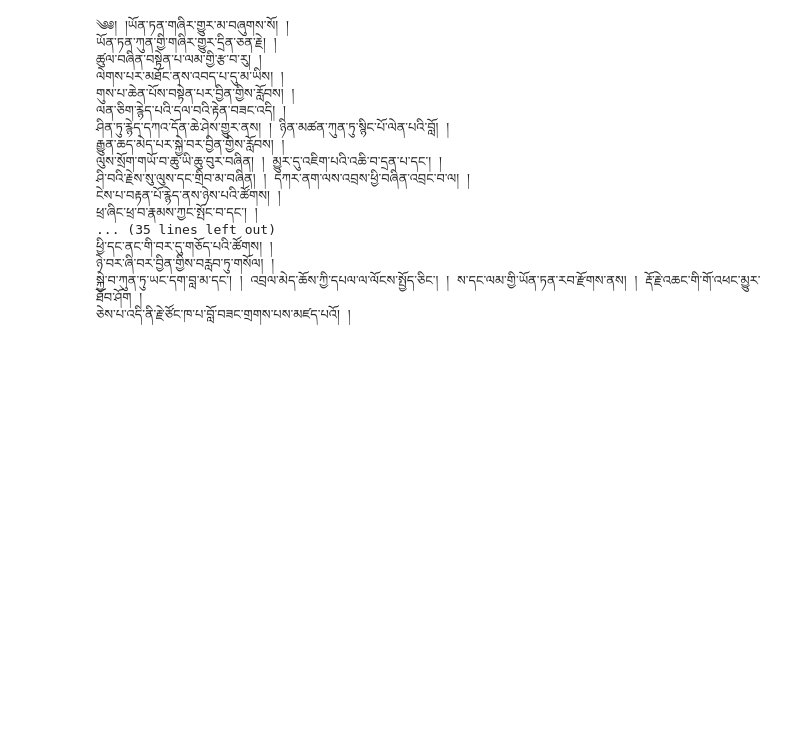
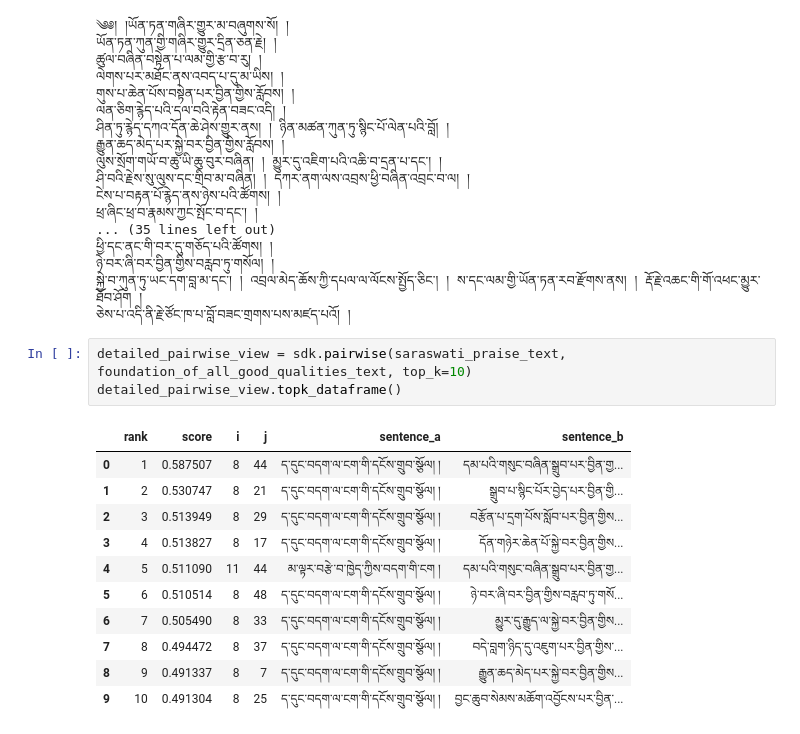
Before and after one commit to ten-jampa/embedding-model-for-tibetan, a Jupyter notebook: notebooks/01_research_sdk_starter.ipynb, the cells around one changed output. Saved outputs shown, nothing was run; the diff lists cells and outputs as text; blank space fills up the shorter version.

```diff
--- a/notebooks/01_research_sdk_starter.ipynb
+++ b/notebooks/01_research_sdk_starter.ipynb
@@ -337,3 +341,18 @@ for segment in foundation_of_all_good_qualities_text_segments.segments:
 ཉེ་བར་ཞི་བར་བྱིན་གྱིས་བརླབ་ཏུ་གསོལ། །
 སྐྱེ་བ་ཀུན་ཏུ་ཡང་དག་བླ་མ་དང་། ། འབྲལ་མེད་ཆོས་ཀྱི་དཔལ་ལ་ལོངས་སྤྱོད་ཅིང་། ། ས་དང་ལམ་གྱི་ཡོན་ཏན་རབ་རྫོགས་ནས། ། རྡོ་རྗེ་འཆང་གི་གོ་འཕང་མྱུར་ཐོབ་ཤོག །
 ཅེས་པ་འདི་ནི་རྗེ་ཙོང་ཁ་པ་བློ་བཟང་གྲགས་པས་མཛད་པའོ། །
+# %%
+detailed_pairwise_view = sdk.pairwise(saraswati_praise_text, foundation_of_all_good_qualities_text, top_k=10)
+detailed_pairwise_view.topk_dataframe()
+# %% [output]
+|  | rank | score | i | j | sentence_a | sentence_b |
+| 0 | 1 | 0.587507 | 8 | 44 | ད་དུང་བདག་ལ་ངག་གི་དངོས་གྲུབ་སྩོལ། ། | དམ་པའི་གསུང་བཞིན་སྒྲུབ་པར་བྱིན་གྱ... |
+| 1 | 2 | 0.530747 | 8 | 21 | ད་དུང་བདག་ལ་ངག་གི་དངོས་གྲུབ་སྩོལ། ། | སྒྲུབ་པ་སྙིང་པོར་བྱེད་པར་བྱིན་གྱི... |
+| 2 | 3 | 0.513949 | 8 | 29 | ད་དུང་བདག་ལ་ངག་གི་དངོས་གྲུབ་སྩོལ། ། | བརྩོན་པ་དྲག་པོས་སློབ་པར་བྱིན་གྱིས... |
+| 3 | 4 | 0.513827 | 8 | 17 | ད་དུང་བདག་ལ་ངག་གི་དངོས་གྲུབ་སྩོལ། ། | དོན་གཉེར་ཆེན་པོ་སྐྱེ་བར་བྱིན་གྱིས... |
+| 4 | 5 | 0.511090 | 11 | 44 | མ་ལྟར་བརྩེ་བ་ཁྱེད་ཀྱིས་བདག་གི་ངག ། | དམ་པའི་གསུང་བཞིན་སྒྲུབ་པར་བྱིན་གྱ... |
+| 5 | 6 | 0.510514 | 8 | 48 | ད་དུང་བདག་ལ་ངག་གི་དངོས་གྲུབ་སྩོལ། ། | ཉེ་བར་ཞི་བར་བྱིན་གྱིས་བརླབ་ཏུ་གསོ... |
+| 6 | 7 | 0.505490 | 8 | 33 | ད་དུང་བདག་ལ་ངག་གི་དངོས་གྲུབ་སྩོལ། ། | མྱུར་དུ་རྒྱུད་ལ་སྐྱེ་བར་བྱིན་གྱིས... |
+| 7 | 8 | 0.494472 | 8 | 37 | ད་དུང་བདག་ལ་ངག་གི་དངོས་གྲུབ་སྩོལ། ། | བདེ་བླག་ཉིད་དུ་འཇུག་པར་བྱིན་གྱིས་... |
+| 8 | 9 | 0.491337 | 8 | 7 | ད་དུང་བདག་ལ་ངག་གི་དངོས་གྲུབ་སྩོལ། ། | རྒྱུན་ཆད་མེད་པར་སྐྱེ་བར་བྱིན་གྱིས... |
+| 9 | 10 | 0.491304 | 8 | 25 | ད་དུང་བདག་ལ་ངག་གི་དངོས་གྲུབ་སྩོལ། ། | བྱང་ཆུབ་སེམས་མཆོག་འབྱོངས་པར་བྱིན་... |
```
Also changed, not shown: parts of 15 cells of this notebook.
